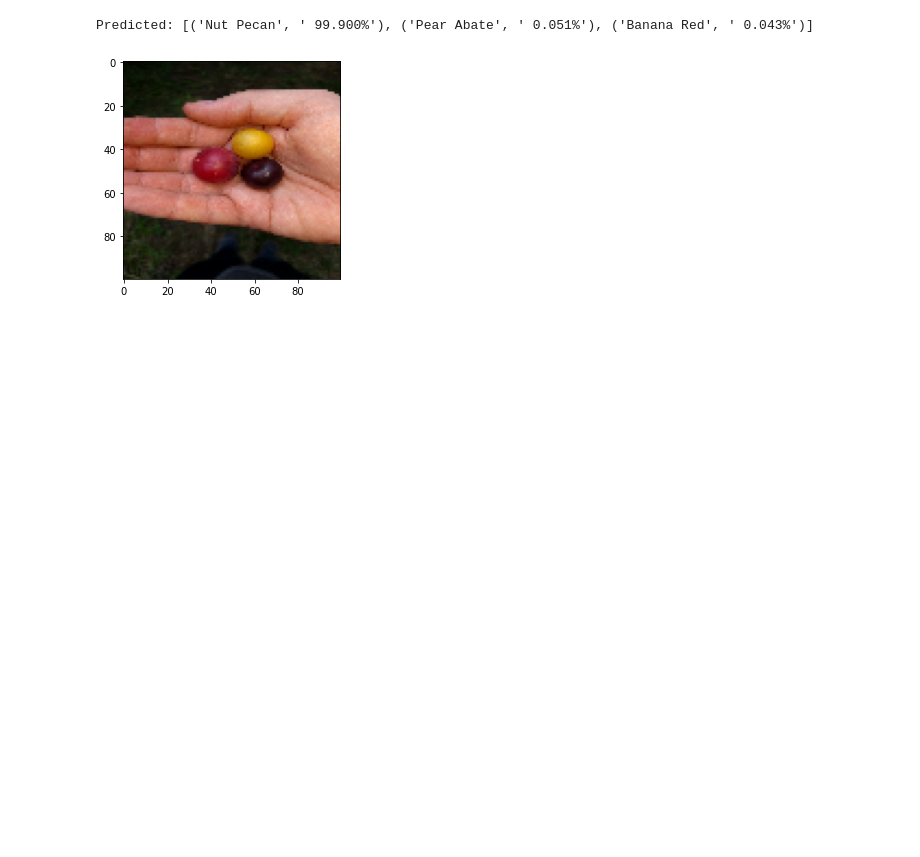
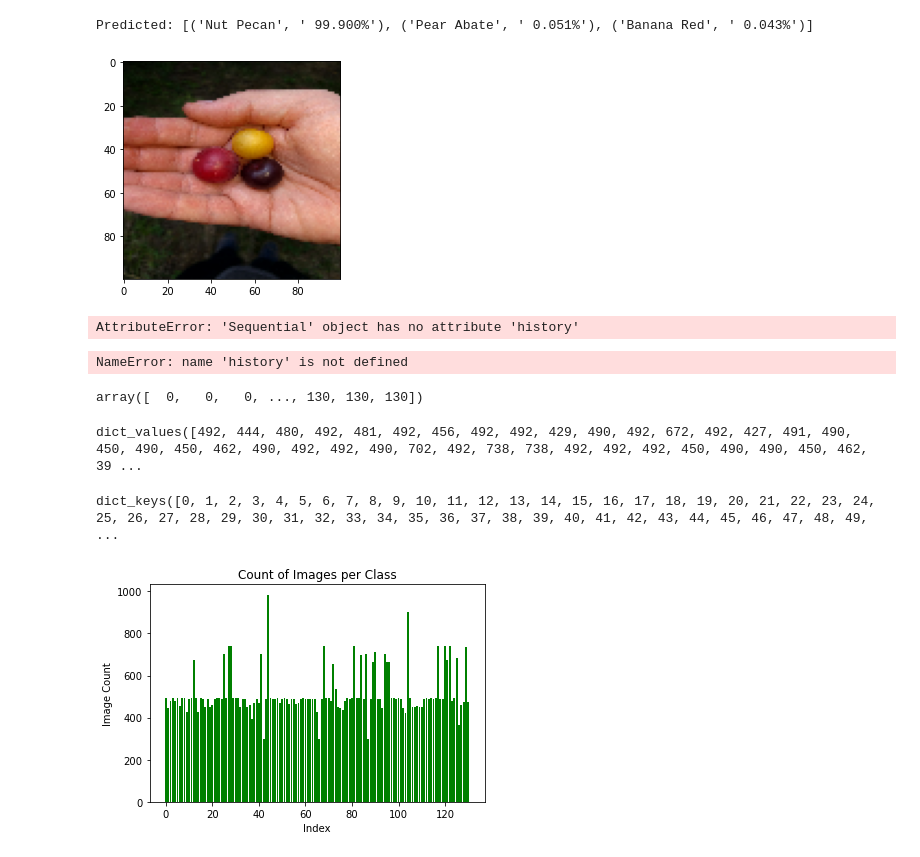
Before and after one commit to ashleep/Heningburg_Pounds_Final_Project, a Jupyter notebook: CNNtest.ipynb, the cells around one changed output. Cells and saved outputs as stored; diff of their text form; code cells hidden in the pictures; blank space fills up the shorter version.

```diff
--- a/CNNtest.ipynb
+++ b/CNNtest.ipynb
@@ -170,3 +164,31 @@ predict('data/fruits-360/test-multiple_fruits/cherries_wax7.jpg', 3)
 # %% [output]
 Predicted: [('Nut Pecan', ' 99.900%'), ('Pear Abate', ' 0.051%'), ('Banana Red', ' 0.043%')]
 [figure]
+# %%
+model.history()
+# %% [output]
+AttributeError: 'Sequential' object has no attribute 'history'
+# %%
+print(history.history.keys())
+# %% [output]
+NameError: name 'history' is not defined
+# %%
+train_generator.labels
+# %% [output]
+array([  0,   0,   0, ..., 130, 130, 130])
+# %%
+Counter(train_generator.labels).values()
+# %% [output]
+dict_values([492, 444, 480, 492, 481, 492, 456, 492, 492, 429, 490, 492, 672, 492, 427, 491, 490, 450, 490, 450, 462, 490, 492, 492, 490, 702, 492, 738, 738, 492, 492, 492, 450, 490, 490, 450, 462, 39 ...
+# %%
+Counter(train_generator.labels).keys()
+# %% [output]
+dict_keys([0, 1, 2, 3, 4, 5, 6, 7, 8, 9, 10, 11, 12, 13, 14, 15, 16, 17, 18, 19, 20, 21, 22, 23, 24, 25, 26, 27, 28, 29, 30, 31, 32, 33, 34, 35, 36, 37, 38, 39, 40, 41, 42, 43, 44, 45, 46, 47, 48, 49, ...
+# %%
+plt.bar(Counter(train_generator.labels).keys(), Counter(train_generator.labels).values(), color='green')
+plt.xlabel("Index")
+plt.ylabel("Image Count")
+plt.title("Count of Images per Class")
+plt.show()
+# %% [output]
+[figure, added]
```
Also changed, not shown: parts of 7 cells of this notebook.
